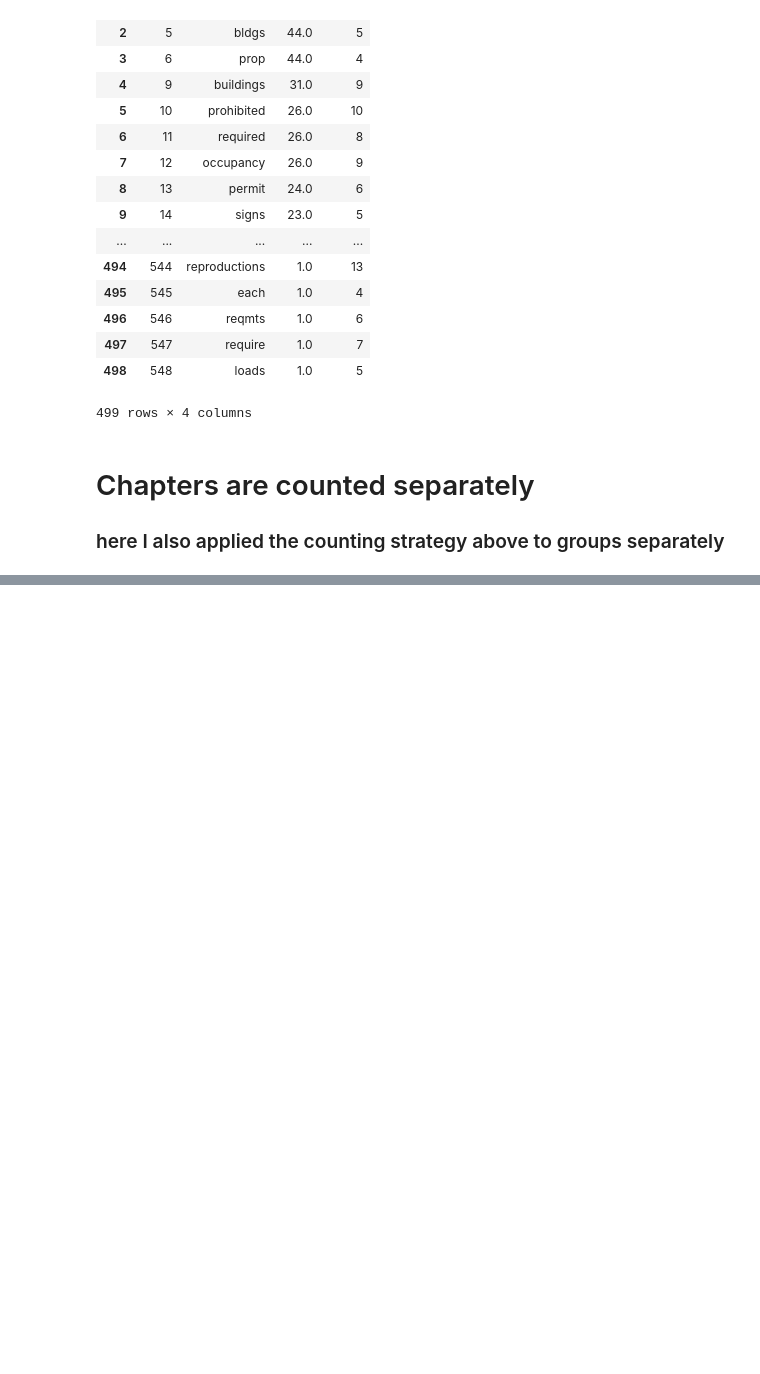
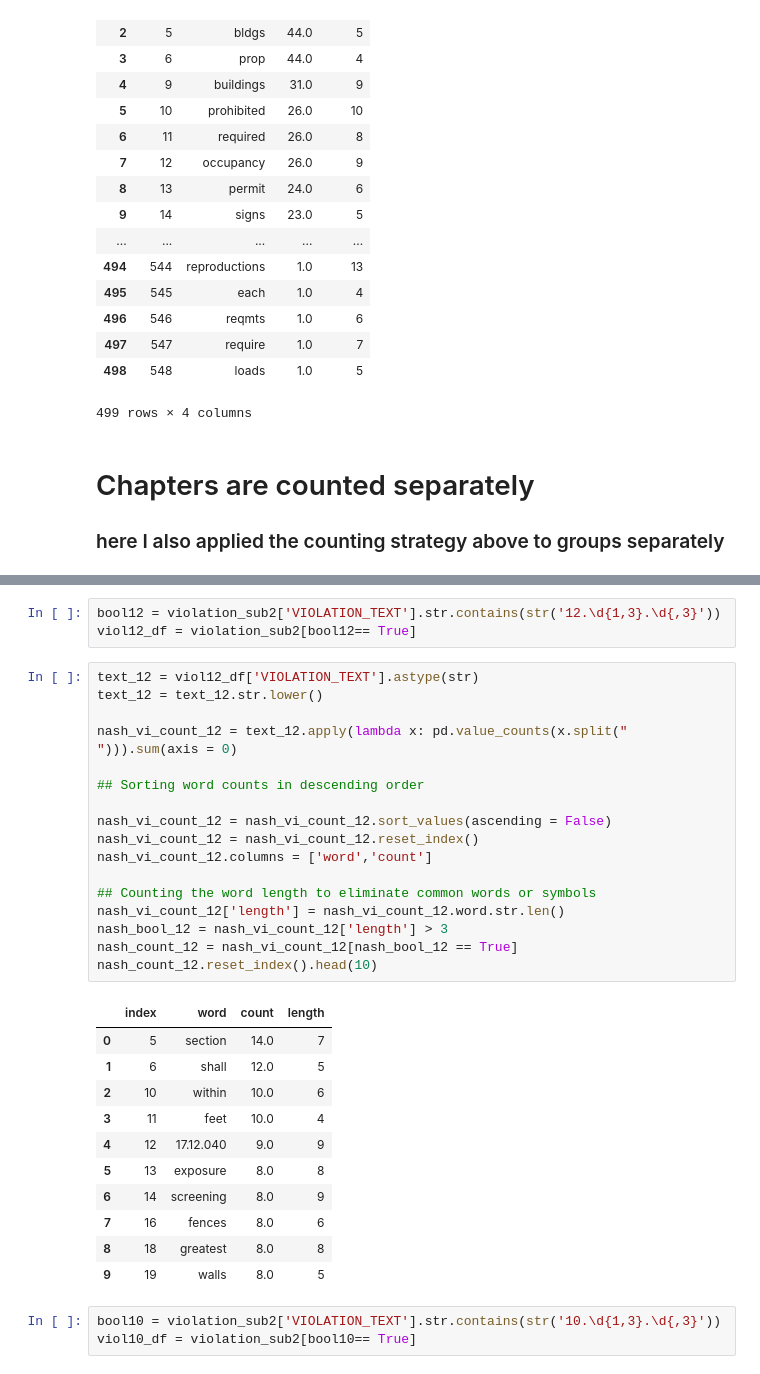
Before and after one commit to shrutijalewar/data-question-2-xtreme-united, a Jupyter notebook: Violation_codes.ipynb, the cells around one changed output, grey strips where cells are left out. Cells and saved outputs as stored; diff of their text form; blank space fills up the shorter version.

```diff
--- a/Violation_codes.ipynb
+++ b/Violation_codes.ipynb
@@ -268,0 +210,35 @@ dtype: int64
+# %%
+bool12 = violation_sub2['VIOLATION_TEXT'].str.contains(str('12.\d{1,3}.\d{,3}'))
+viol12_df = violation_sub2[bool12== True]
+# %%
+text_12 = viol12_df['VIOLATION_TEXT'].astype(str)
+text_12 = text_12.str.lower()
+
+nash_vi_count_12 = text_12.apply(lambda x: pd.value_counts(x.split(" "))).sum(axis = 0)
+
+## Sorting word counts in descending order
+
+nash_vi_count_12 = nash_vi_count_12.sort_values(ascending = False)
+nash_vi_count_12 = nash_vi_count_12.reset_index()
+nash_vi_count_12.columns = ['word','count']
+
+## Counting the word length to eliminate common words or symbols
+nash_vi_count_12['length'] = nash_vi_count_12.word.str.len()
+nash_bool_12 = nash_vi_count_12['length'] > 3
+nash_count_12 = nash_vi_count_12[nash_bool_12 == True]
+nash_count_12.reset_index().head(10)
+# %% [output]
+|  | index | word | count | length |
+| 0 | 5 | section | 14.0 | 7 |
+| 1 | 6 | shall | 12.0 | 5 |
+| 2 | 10 | within | 10.0 | 6 |
+| 3 | 11 | feet | 10.0 | 4 |
+| 4 | 12 | 17.12.040 | 9.0 | 9 |
+| 5 | 13 | exposure | 8.0 | 8 |
+| 6 | 14 | screening | 8.0 | 9 |
+| 7 | 16 | fences | 8.0 | 6 |
+| 8 | 18 | greatest | 8.0 | 8 |
+| 9 | 19 | walls | 8.0 | 5 |
+# %%
+bool10 = violation_sub2['VIOLATION_TEXT'].str.contains(str('10.\d{1,3}.\d{,3}'))
+viol10_df = violation_sub2[bool10== True]
```
Also changed, not shown: parts of 36 cells of this notebook, 1 other file.
